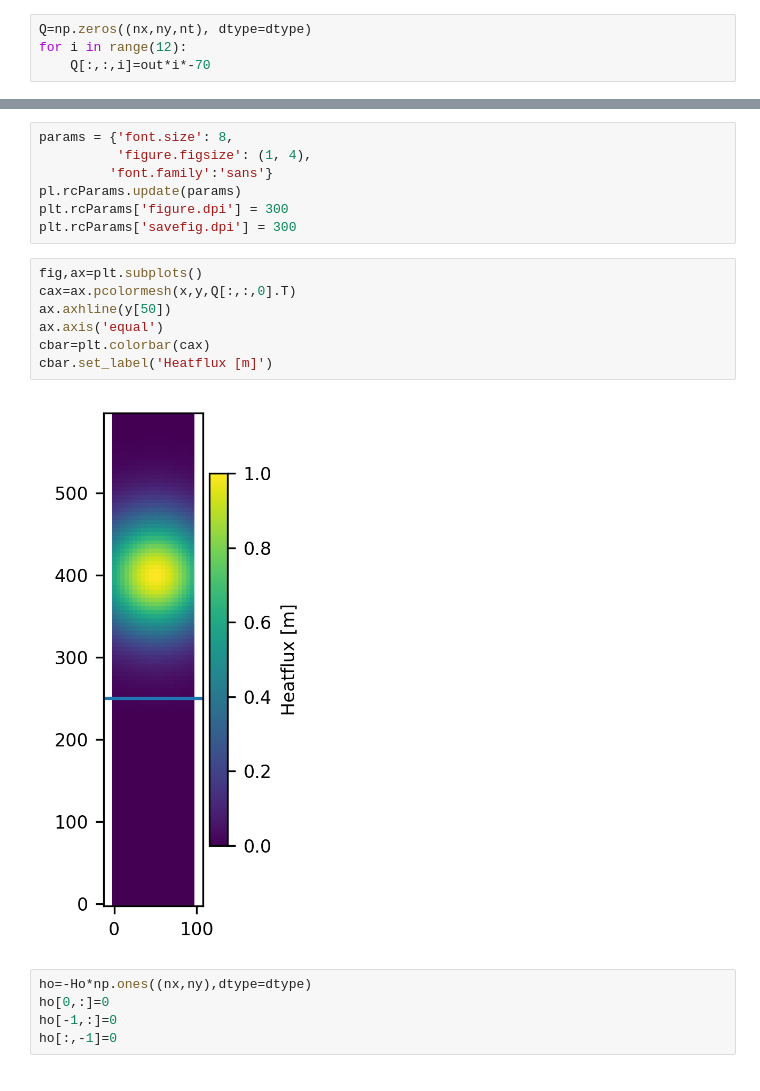
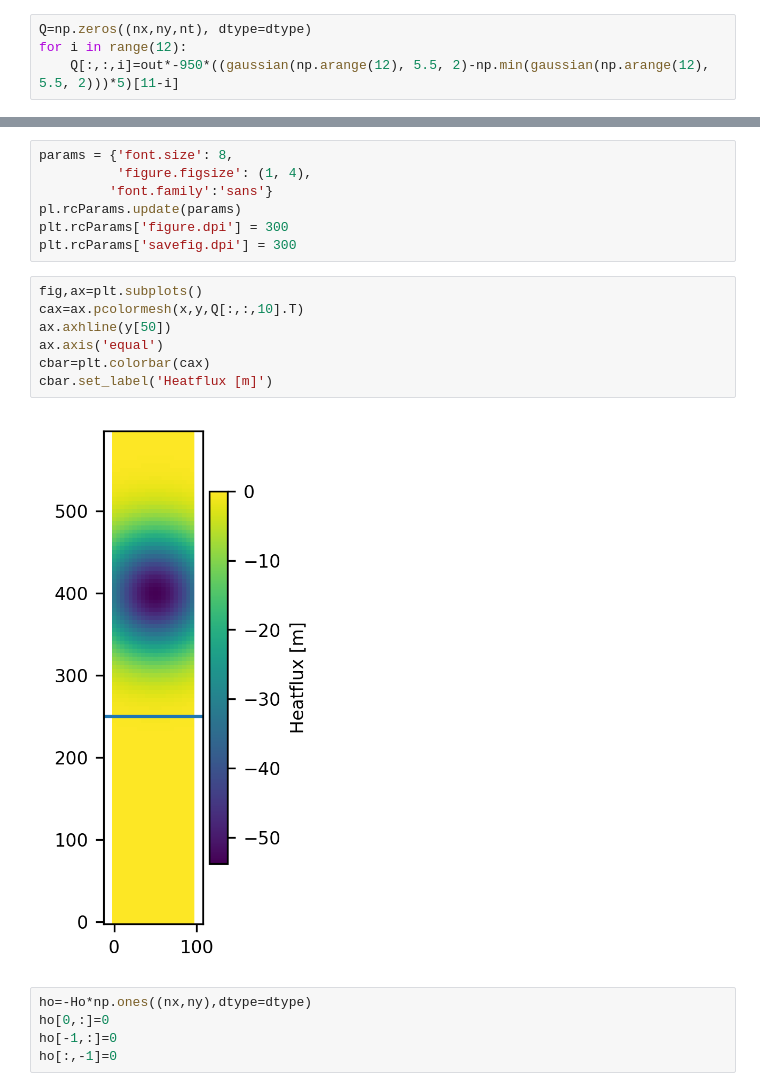
Before and after one commit to kaftkatt/IntercambioNGC, a Jupyter notebook: Scripts/GenerateData.ipynb, the cells around one changed output, grey strips where cells are left out. Drawn from its saved outputs; the diff is of its cells as text.

```diff
--- a/Scripts/GenerateData.ipynb
+++ b/Scripts/GenerateData.ipynb
@@ -80,7 +91,7 @@ out=gauss2d(X,100,[80,10])
 # %%
 Q=np.zeros((nx,ny,nt), dtype=dtype)
 for i in range(12):
-    Q[:,:,i]=out*i*-70
+    Q[:,:,i]=out*-950*((gaussian(np.arange(12), 5.5, 2)-np.min(gaussian(np.arange(12), 5.5, 2)))*5)[11-i]
 # %%
 np.mean(Q[:,20:,:])
 # %% [output]
@@ -121,13 +132,13 @@ plt.rcParams['figure.dpi'] = 300
 plt.rcParams['savefig.dpi'] = 300
 # %%
 fig,ax=plt.subplots()
-cax=ax.pcolormesh(x,y,Q[:,:,0].T)
+cax=ax.pcolormesh(x,y,Q[:,:,10].T)
 ax.axhline(y[50])
 ax.axis('equal')
 cbar=plt.colorbar(cax)
 cbar.set_label('Heatflux [m]')
 # %% [output]
-[figure, old version]
+[figure, new version]
 # %%
 ho=-Ho*np.ones((nx,ny),dtype=dtype)
 ho[0,:]=0
```
Also changed, not shown: parts of 7 cells of this notebook, 19 other files.
